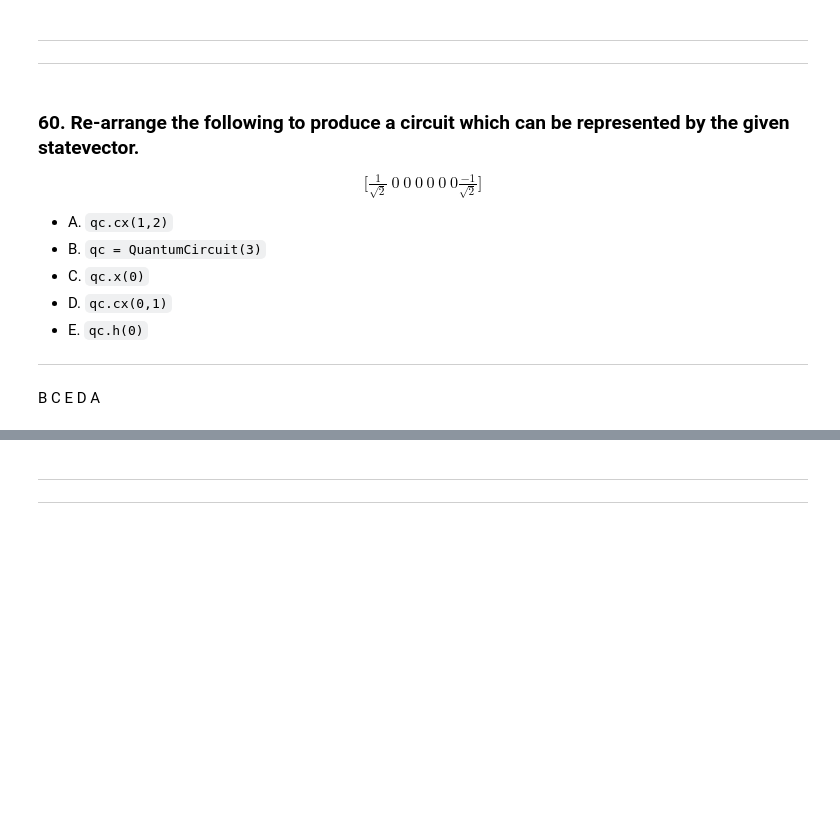
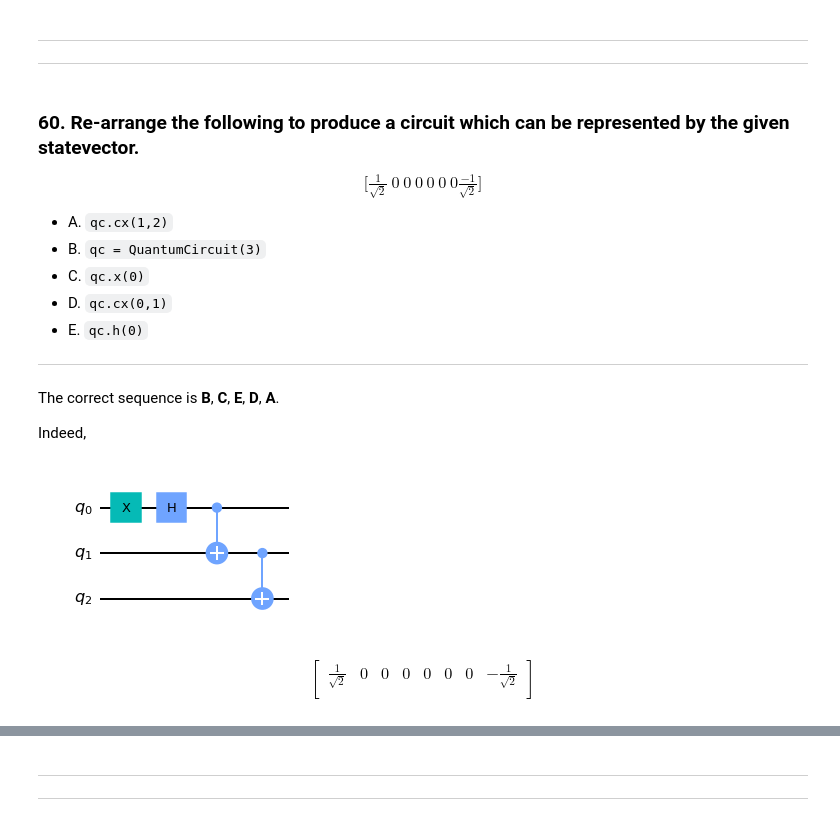
Before and after one commit to salvatorezam/ibm-quantum-developer-certification, a Jupyter notebook: sample_questions/sample_test/sample_test.ipynb, the cells around one changed output, grey strips where cells are left out. Drawn from its saved outputs; the diff is of its cells as text; code cells hidden in the pictures; blank space fills up the shorter version.

```diff
--- a/sample_questions/sample_test/sample_test.ipynb
+++ b/sample_questions/sample_test/sample_test.ipynb
@@ -2151,4 +2226,27 @@ $$ \big[ \tfrac{1}{\sqrt{2}} \: 0 \: 0 \: 0 \: 0 \: 0 \: 0 \tfrac{-1}{\sqrt{2}}
 - E. `qc.h(0)`
 
 ---
-B C E D A
+# %% [markdown]
+The correct sequence is __B__, __C__, __E__, __D__, __A__.
+
+Indeed,
+# %%
+qc = QuantumCircuit(3)
+qc.x(0)
+qc.h(0)
+qc.cx(0, 1)
+qc.cx(1, 2)
+
+display(qc.draw(output="mpl"))
+
+sv = Statevector.from_label("000")
+sv_ev = sv.evolve(qc)
+
+sv_ev.draw(output="latex")
+# %% [output]
+[figure, added]
+$$
+\begin{bmatrix}
+\tfrac{1}{\sqrt{2}} & 0 & 0 & 0 & 0 & 0 & 0 & -\tfrac{1}{\sqrt{2}}  \\
+ \end{bmatrix}
+$$
```
Also changed, not shown: parts of 22 cells of this notebook.
